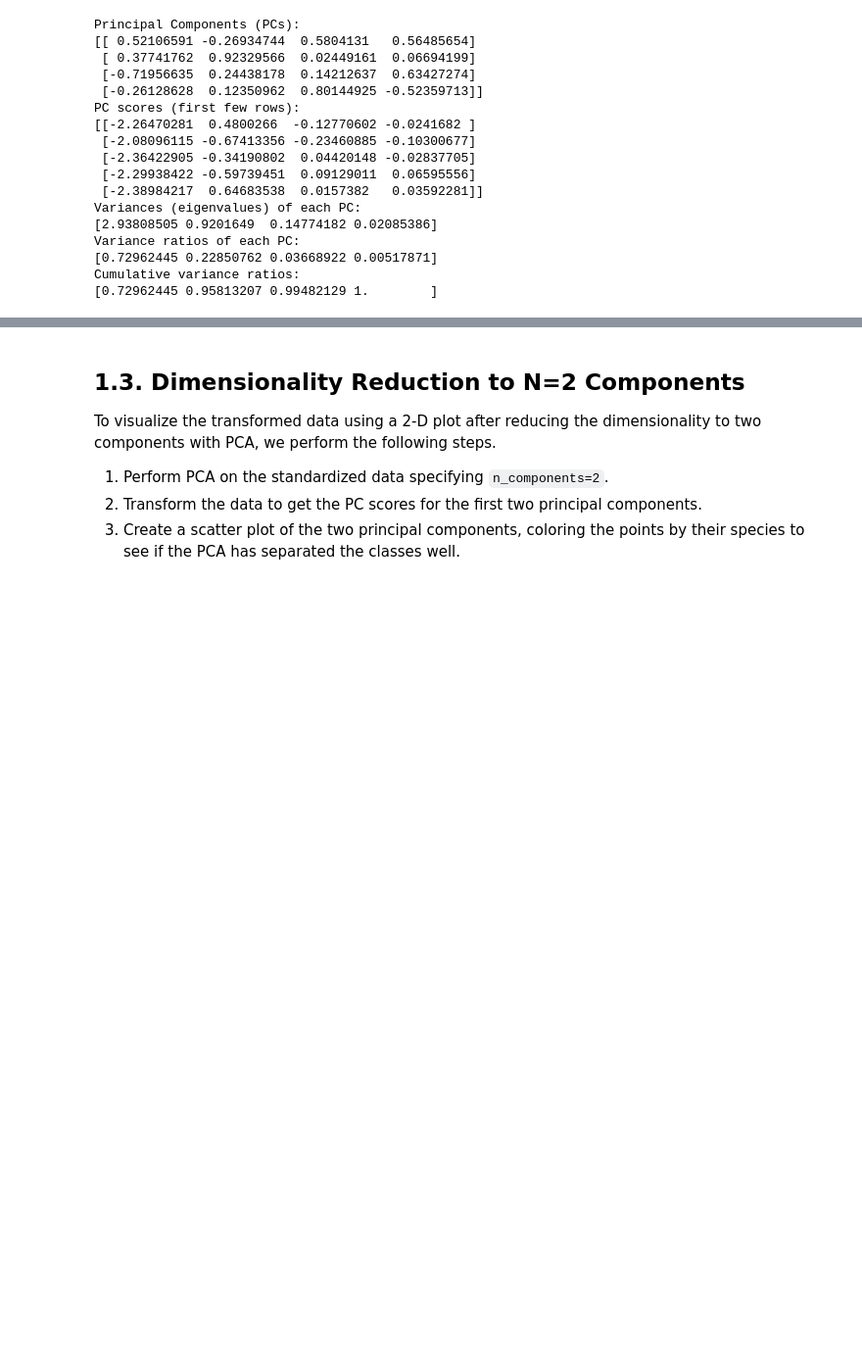
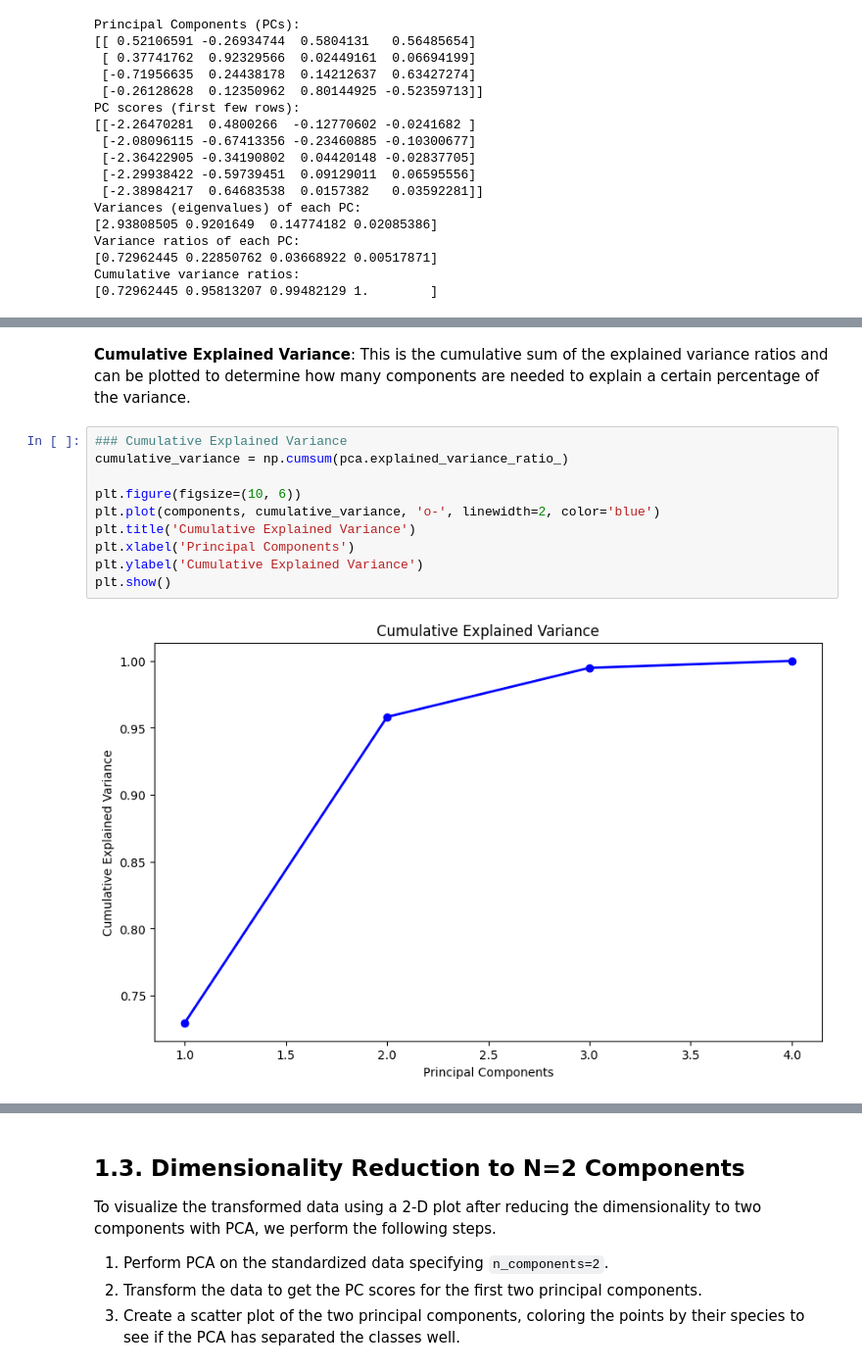
Before and after one commit to arjun372/NE795-SciML, a Jupyter notebook: Homework 3/Homework_3_Problem_1.ipynb, the cells around one changed output, grey strips where cells are left out. Shown at 98% size. Drawn from its saved outputs; the diff is of its cells as text; blank space fills up the shorter version.

```diff
--- a/Homework 3/Homework_3_Problem_1.ipynb
+++ b/Homework 3/Homework_3_Problem_1.ipynb
@@ -135,0 +196,14 @@ Cumulative variance ratios:
+# %% [markdown]
+**Cumulative Explained Variance**: This is the cumulative sum of the explained variance ratios and can be plotted to determine how many components are needed to explain a certain percentage of the variance.
+# %%
+### Cumulative Explained Variance
+cumulative_variance = np.cumsum(pca.explained_variance_ratio_)
+
+plt.figure(figsize=(10, 6))
+plt.plot(components, cumulative_variance, 'o-', linewidth=2, color='blue')
+plt.title('Cumulative Explained Variance')
+plt.xlabel('Principal Components')
+plt.ylabel('Cumulative Explained Variance')
+plt.show()
+# %% [output]
+[figure, added]
```
Also changed, not shown: parts of 6 cells of this notebook.
